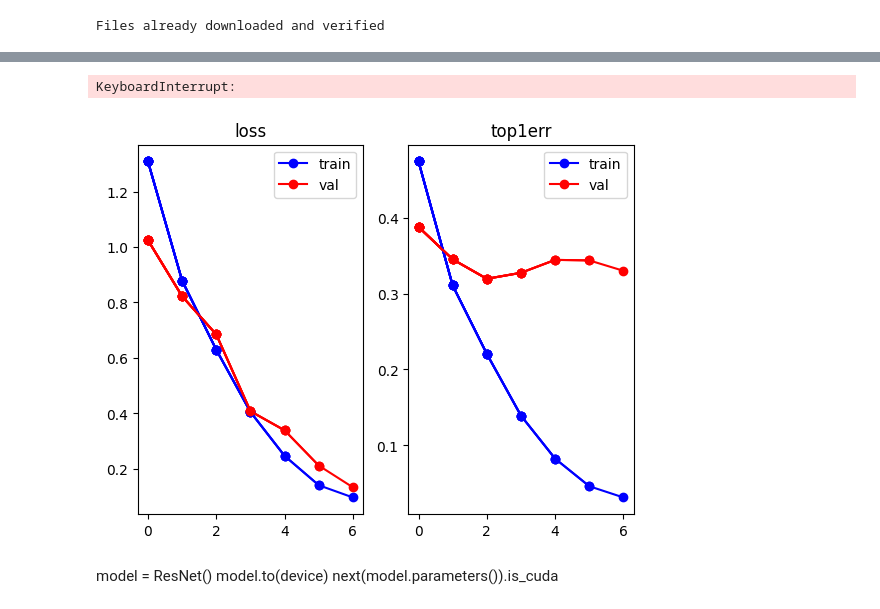
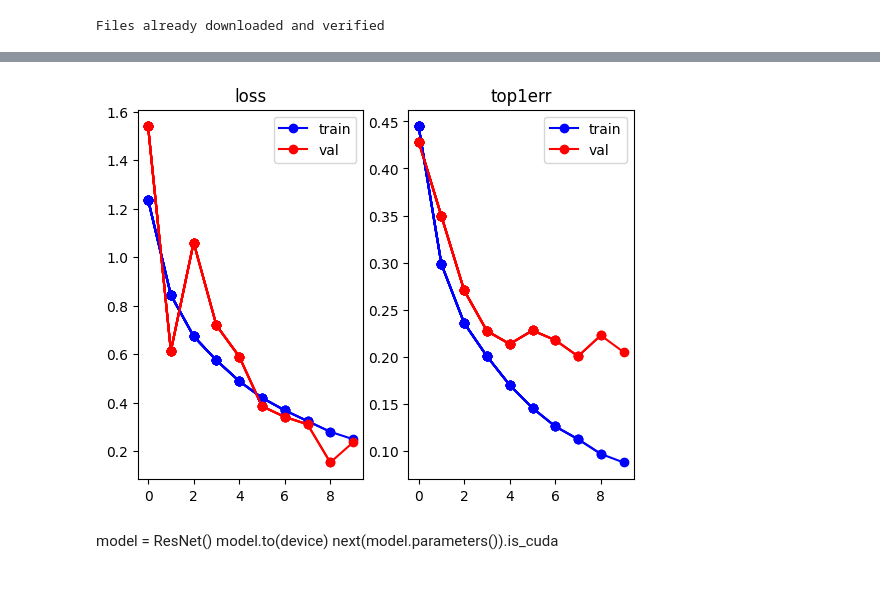
Before and after one commit to Void-fun/resnet18, a Jupyter notebook: lab1 Matveev Ivanov.ipynb, the cells around one changed output, grey strips where cells are left out. Saved outputs shown, nothing was run; the diff lists cells and outputs as text; code cells hidden in the pictures.

```diff
--- a/lab1 Matveev Ivanov.ipynb
+++ b/lab1 Matveev Ivanov.ipynb
@@ -7,7 +7,7 @@ torch.cuda.is_available()
 # %% [output]
 True
 # %%
-batch_size=512
+batch_size=64
 # %%
 device = torch.device('cuda') if torch.cuda.is_available() else torch.device('cpu')
 # %%
@@ -41,6 +41,7 @@ class ResBlock(nn.Module):
         self.conv2 = nn.Conv2d(out_channels, out_channels, kernel_size=3, stride=1, padding=1)
         self.bn2 = nn.BatchNorm2d(out_channels)
         self.identity_downsample = identity_downsample
+        self.dropout = nn.Dropout(0.1)
 
 
     def forward(self, x):
@@ -54,6 +55,7 @@ class ResBlock(nn.Module):
             start_val = self.identity_downsample(start_val)
         x = x + start_val
         x = self.activation(x)
+        x = self.dropout(x)
         return x
 
 class ResNet(nn.Module):
@@ -143,7 +145,7 @@ fig = plt.figure()
 ax0 = fig.add_subplot(121, title="loss")
 ax1 = fig.add_subplot(122, title="top1err")
 
-for epoch in range(100):
+for epoch in range(10):
   # optimizer = optim_scheduler(epoch)
   running_loss = 0
   running_corrects = 0
@@ -165,7 +167,7 @@ for epoch in range(100):
     running_corrects += torch.sum(preds == label.data)
 
   train_loss = running_loss / len(train.dataset)
-  print(train_loss)
+  # print(train_loss)
   epoch_acc = (running_corrects.double() / len(train.dataset)).cpu()
   y_loss['train'].append(train_loss)
   y_err['train'].append(1.0 - epoch_acc)
@@ -196,7 +198,7 @@ for epoch in range(100):
   test_loss = running_loss / len(test.dataset)
   loss_list.append(loss.item())
   acc_list.append(acc)
-  print(test_loss)
+  # print(test_loss)
   y_loss['val'].append(test_loss)
   y_err['val'].append(1.0 - epoch_acc)
   draw_curve(epoch)
@@ -223,5 +218,4 @@ epoch: 7, loss: 0.13313031196594238, acc: 0.6687624750499002, acc2: 0.6701
-KeyboardInterrupt:
-[figure, old version]
+[figure, new version]
 # %%
 torch.cuda.empty_cache()
 # %% [markdown]
```
Also changed, not shown: parts of 1 cell of this notebook.
